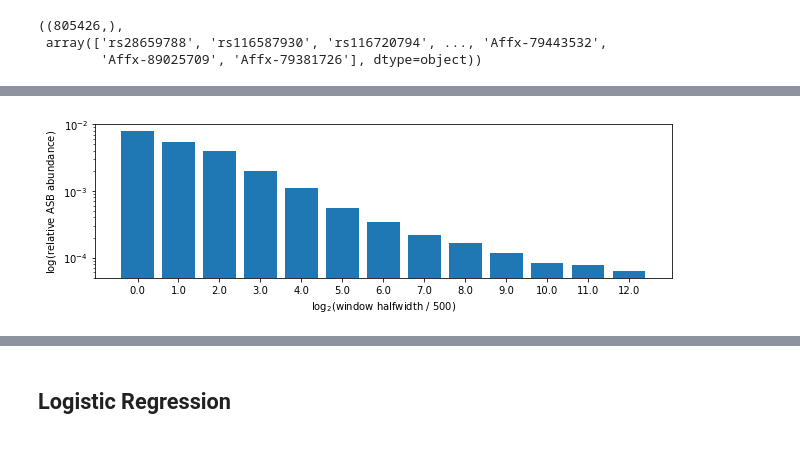
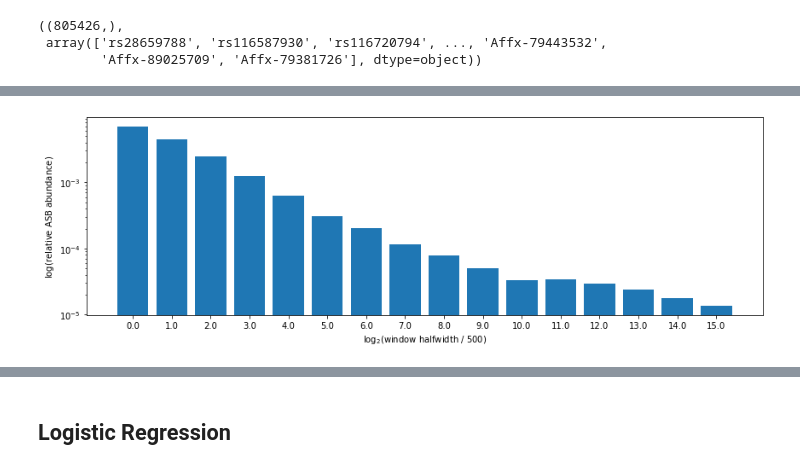
Before and after one commit to resecmo/adastra-something, a Jupyter notebook: diabetes_logreg.ipynb, the cells around one changed output, grey strips where cells are left out. Cells and saved outputs as stored; diff of their text form; code cells hidden in the pictures.

```diff
--- a/diabetes_logreg.ipynb
+++ b/diabetes_logreg.ipynb
@@ -331,3 +332,18 @@ crohn
 628 variants found in biobank for trait breast_cancer and window size 8192000
 1050 variants found in biobank for trait breast_cancer and window size 16384000
 {'crohn': {500: 0, 1000: 0, 2000: 0, 4000: 0, 8000: 0, 16000: 0, 32000: 0, 64000: 0, 128000: 0, 256000: 0, 512000: 0, 1024000: 0, 2048000: 0, 4096000: 0, 8192000: 0, 16384000: 0}, 'ulcerative_colitis' ...
+# %%
+for trait, _ in diseases:
+    print(f"Merging {trait}")
+    for wsize in tqdm(window_sizes, ncols=80):
+        prefix_merge_list = [s[:-4] for s in glob.glob(f"../biobank_extracted/{trait}/extracted_snps_c*_w{wsize}*.bed")]
+        if len(prefix_merge_list) == 0:
+            continue
+
+        merge_list_filename = "mergelist_tmp"
+        with open(merge_list_filename, "w") as f:
+            print(*prefix_merge_list, sep='\n', file=f)
+        proc = subprocess.run([PLINK_EXEC_PATH,
+                               "--merge-list", merge_list_filename,
+                               "--out", f"../biobank_extracted/{trait}/extracted_snps_merged_w{wsize}"],
+                             capture_output=True)
@@ -400,6 +400,0 @@ crohn
-# %%
-'''variants_dfs = {wsize: pd.DataFrame() for wsize in window_sizes}
-for wsize in window_sizes:
-    variants_dfs[wsize] = variants_dfs_allpatients[wsize][first_cols + healthy_cols + diabetes_cols]
-    print(wsize, variants_dfs[wsize].shape)
-'''
@@ -423,11 +401,2 @@ for wsize in window_sizes:
-# %%
-for trait, _ in diseases:
-    print(trait)
-    wsizes = [500 * 2**i for i in range(16)]  # 16
-    asbs_in_window = []
-    for wsize in wsizes:
-        snps = pd.read_csv(f'../asbs_near_eqtls_oldv4/w{wsize}_p0.05_woheaders.txt', sep='\t', header=None)[3].values
-        asbs_in_window.append(len(snps))
-        print(wsize, len(snps), len(set(snps) & set(all_biobank_snps)), sep='\t')
 # %%
 fig = plt.figure(figsize=(12, 5))
@@ -452,12 +421,12 @@ plt.savefig('rel_ASB_abund.png')
 # %%
-fig, ax = plt.subplots(1, 1, figsize=(9, 3))
+fig, ax = plt.subplots(1, 1, figsize=(12, 4))
 #fig, ax = plt.subplots(1, 1, figsize=(36, 15))
-rel_counts = [asbs_in_window[i] / (2 * wsizes[i]) for i in range(len(wsizes))]
-plt.bar([f'{i:.1f}' for i in range(len(wsizes))], rel_counts)
+rel_counts = [adastra_snps_count["type_ii_diabetes"][wsize] / (2 * wsize) for wsize in window_sizes]
+plt.bar([f'{i:.1f}' for i in range(len(window_sizes))], rel_counts)
 plt.xlabel('$\log_2$(window halfwidth / 500)')
 plt.ylabel('$\log($relative ASB abundance$)$')
 ax.set_yscale(matplotlib.scale.LogScale(ax))
 plt.tight_layout()
 plt.savefig('rel_ASB_abund.png')
 # %% [output]
-[figure, old version]
+[figure, new version]
```
Also changed, not shown: parts of 28 cells of this notebook, 41 other files.
